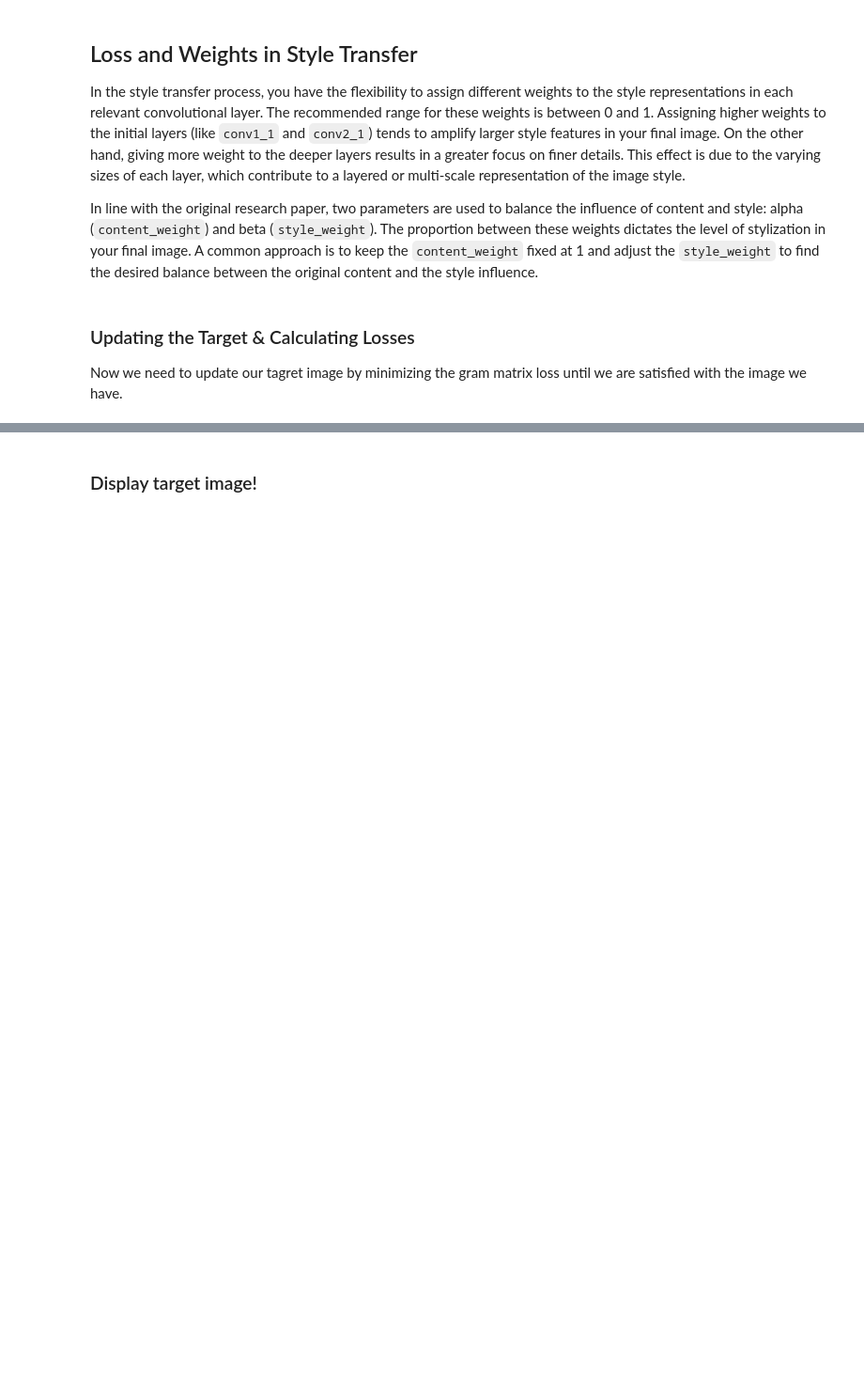
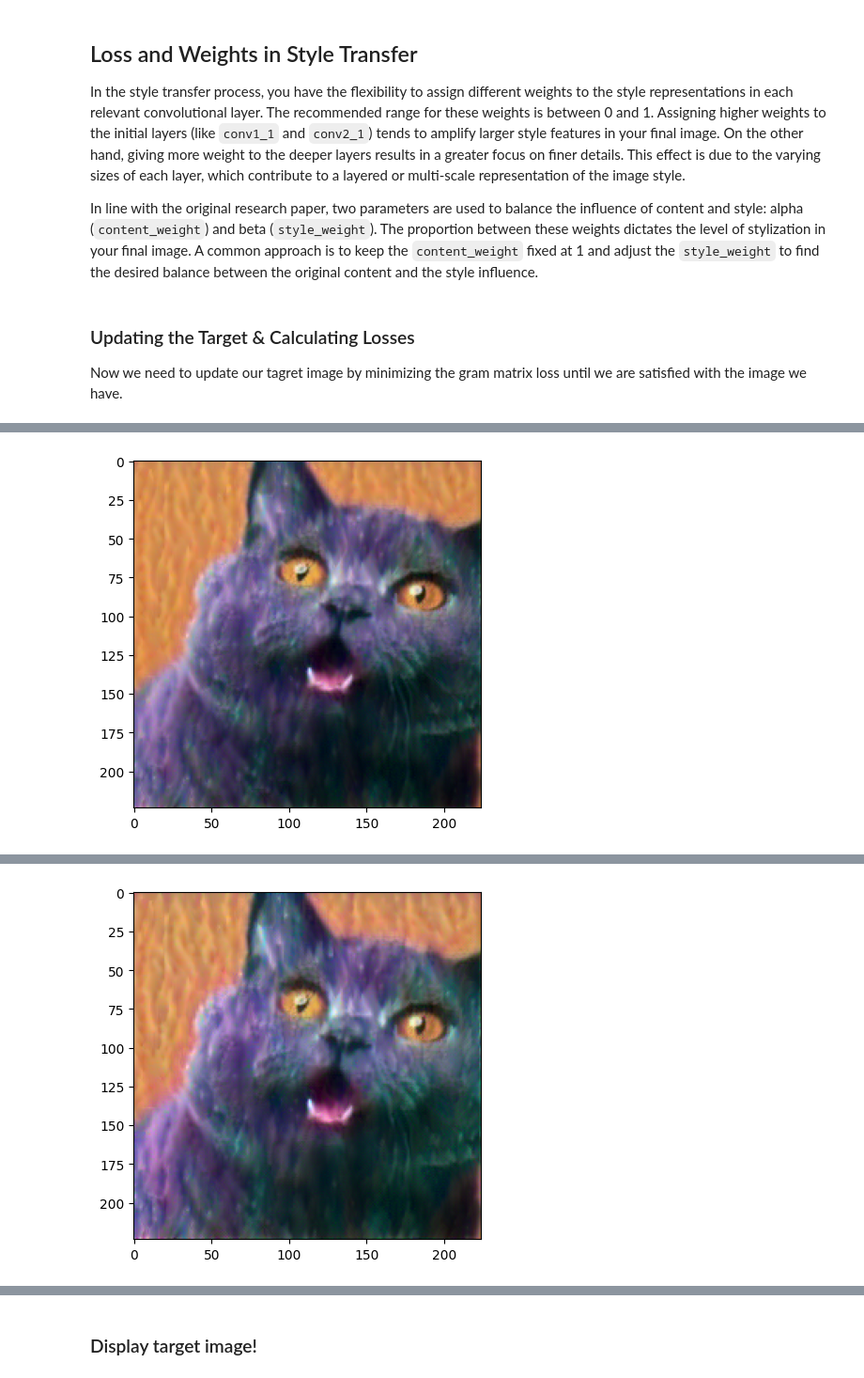
Before and after one commit to rania-azad/DeepLearning-Course---Limiteless, a Jupyter notebook: Week 4: Project 2 Style Transfer.ipynb, the cells around one changed output, grey strips where cells are left out. Shown at 94% size. Drawn from its saved outputs; the diff is of its cells as text; code cells hidden in the pictures; blank space fills up the shorter version.

```diff
--- a/Week 4: Project 2 Style Transfer.ipynb
+++ b/Week 4: Project 2 Style Transfer.ipynb
@@ -162,7 +166,12 @@ def get_features(image, model, layers=None):
     ## TODO: Complete mapping layer names of PyTorch's VGGNet to names from the paper
     ## Need the layers for the content and style representations of an image
     if layers is None:
-        layers =
+        layers = {'0': 'conv1_1',
+                  '5': 'conv2_1',
+                  '10': 'conv3_1',
+                  '19': 'conv4_1',
+                  '21': 'conv4_2',  ## content representation
+                  '28': 'conv5_1'}
 
     features = {}
     x = image
@@ -211,11 +220,11 @@ def gram_matrix(tensor):
 Let's put all these pieces together! We'll extract our features from our images and calculate the gram matrices for each layer in our style representation.
 # %%
 # get content and style features only once before training
-content_features =
-style_features =
+content_features = get_features(content, vgg)
+style_features = get_features(style, vgg)
 # %%
 # calculate the gram matrices for each layer of our style representation
-style_grams =
+style_grams = {layer: gram_matrix(style_features[layer]) for layer in style_features}
 
 # create a third "target" image and prep it for change
 # it is a good idea to start off with the target as a copy of our *content* image
@@ -231,7 +240,11 @@ In line with the original research paper, two parameters are used to balance the
 # weights for each style layer
 # weighting earlier layers more will result in *larger* style artifacts
 # notice we are excluding `conv4_2` our content representation
-style_weights =
+style_weights = {'conv1_1': 1.,
+                 'conv2_1': 0.75,
+                 'conv3_1': 0.2,
+                 'conv4_1': 0.2,
+                 'conv5_1': 0.2}
 
 content_weight = 1  # alpha
 style_weight = 1e6  # beta
@@ -259,19 +272,19 @@ for ii in range(1, steps+1):
     style_loss = 0
     # then add to it for each layer's gram matrix loss
     for layer in style_weights:
-        # get the "target" style representation for the layer
-        target_feature =
-        target_gram =
+       # get the "target" style representation for the layer
+        target_feature = target_features[layer]
+        target_gram = gram_matrix(target_feature)
         _, d, h, w = target_feature.shape
         # get the "style" style representation
-        style_gram =
+        style_gram = style_grams[layer]
         # the style loss for one layer, weighted appropriately
-        layer_style_loss =
+        layer_style_loss = style_weights[layer] * torch.mean((target_gram - style_gram)**2)
         # add to the style loss
-        style_loss +=
+        style_loss += layer_style_loss / (d * h * w)
 
     # calculate the *total* loss
-    total_loss =
+    total_loss = content_weight * content_loss + style_weight * style_loss
 
     # update your target image
     optimizer.zero_grad()
@@ -283,3 +296,4 @@ for ii in range(1, steps+1):
         print('Total loss: ', total_loss.item())
         plt.imshow(im_convert(target))
         plt.show()
+# %% [output]
@@ -285,0 +301 @@ for ii in range(1, steps+1):
+[figure, added]
@@ -285,0 +303 @@ for ii in range(1, steps+1):
+[figure, added]
```
Also changed, not shown: parts of 6 cells of this notebook.
